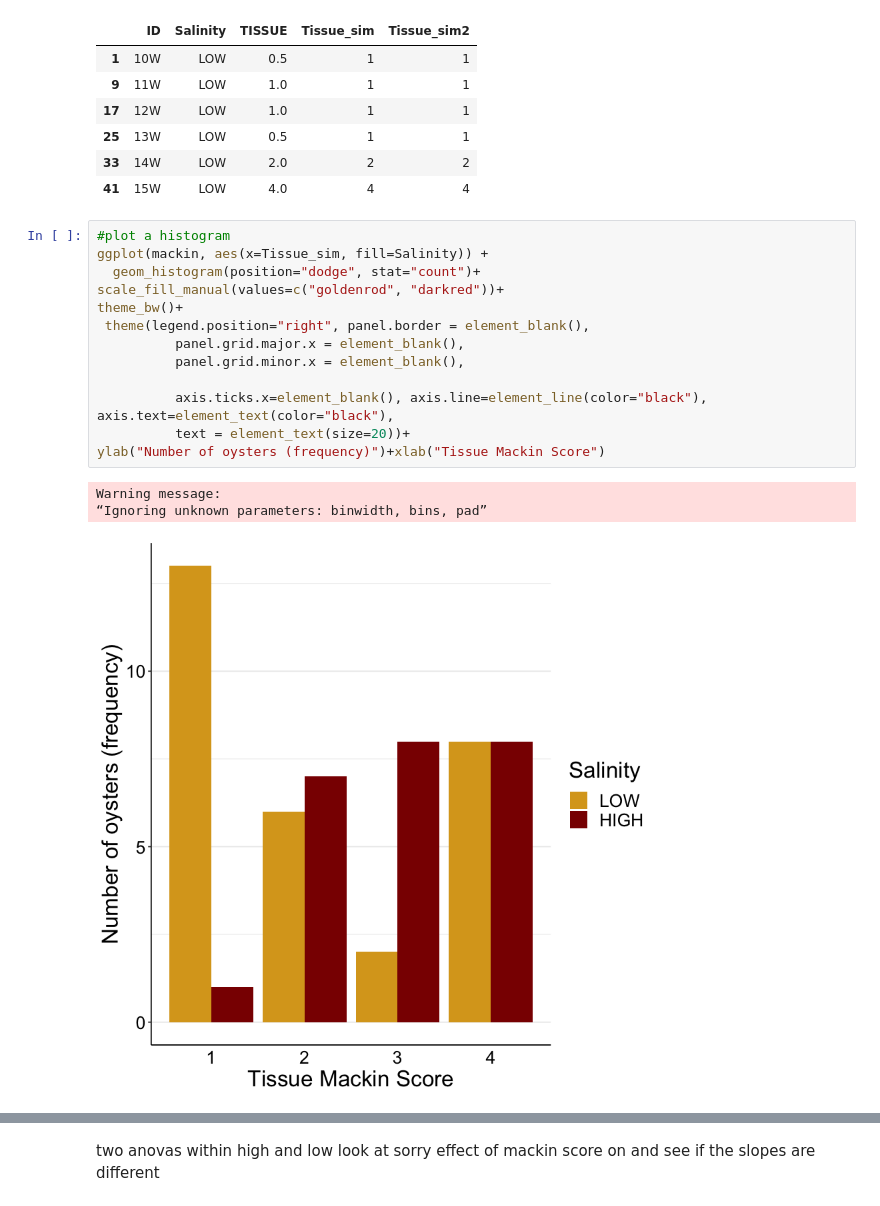
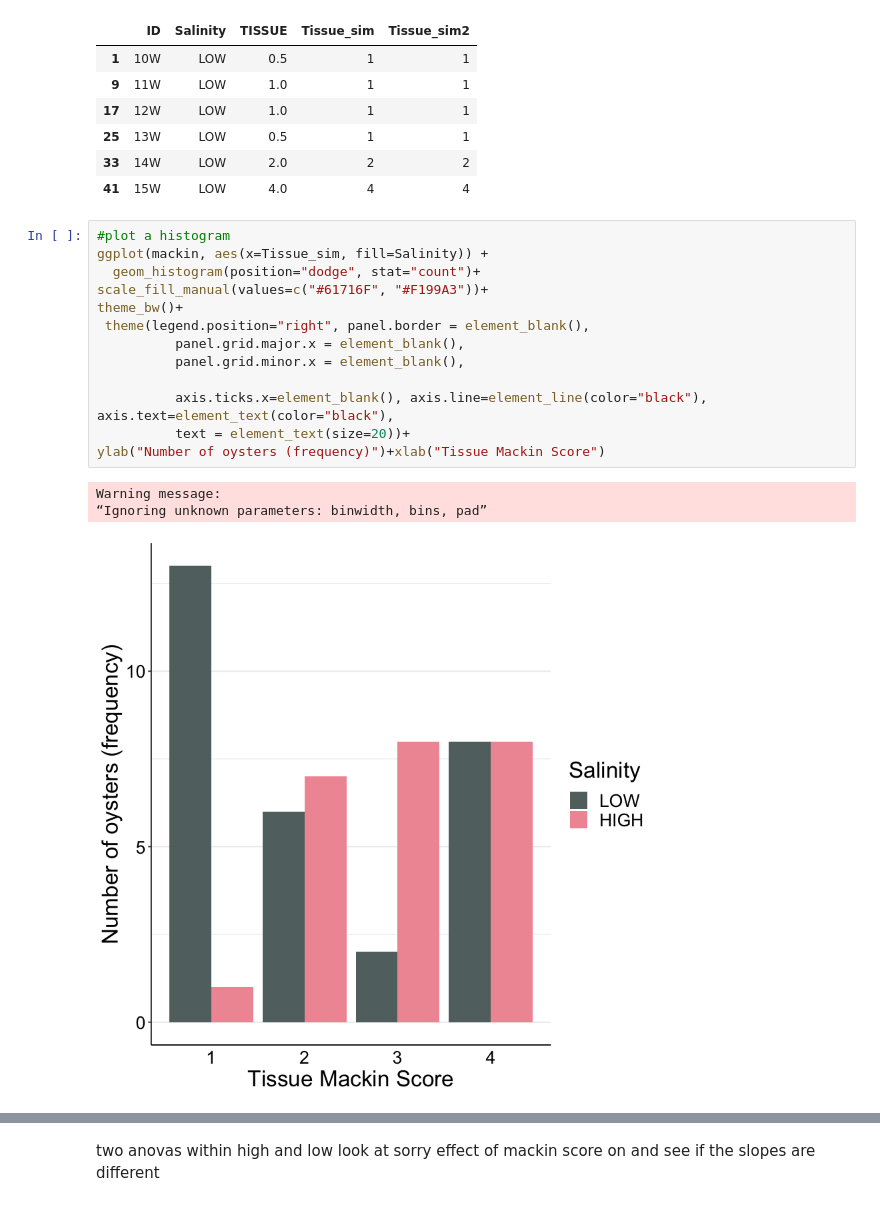
Before and after one commit to sagw/DE2019, a Jupyter notebook: Shed2019.ipynb, the cells around one changed output, grey strips where cells are left out. Saved outputs shown, nothing was run; the diff lists cells and outputs as text.

Commit message:
prettier figures

```diff
--- a/Shed2019.ipynb
+++ b/Shed2019.ipynb
@@ -146,17 +178,17 @@ head(mackin)
 # %%
 #plot a histogram
 ggplot(mackin, aes(x=Tissue_sim, fill=Salinity)) +
   geom_histogram(position="dodge", stat="count")+
-scale_fill_manual(values=c("goldenrod", "darkred"))+
+scale_fill_manual(values=c("#61716F", "#F199A3"))+
 theme_bw()+
  theme(legend.position="right", panel.border = element_blank(),
           panel.grid.major.x = element_blank(),
           panel.grid.minor.x = element_blank(),
 
           axis.ticks.x=element_blank(), axis.line=element_line(color="black"), axis.text=element_text(color="black"),
           text = element_text(size=20))+
 ylab("Number of oysters (frequency)")+xlab("Tissue Mackin Score")
 # %% [output]
 Warning message:
 “Ignoring unknown parameters: binwidth, bins, pad”
-[figure, old version]
+[figure, new version]
```
Also changed, not shown: parts of 34 cells of this notebook, 1 other file.
